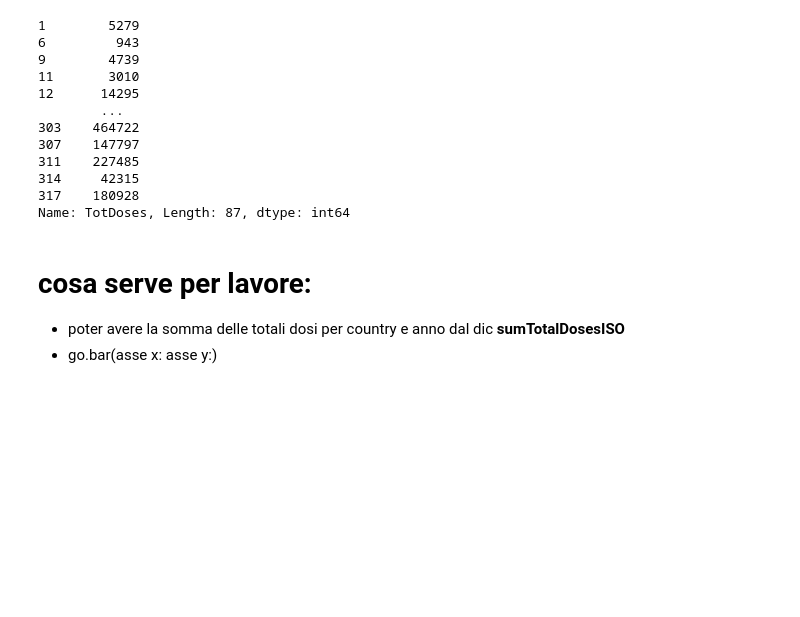
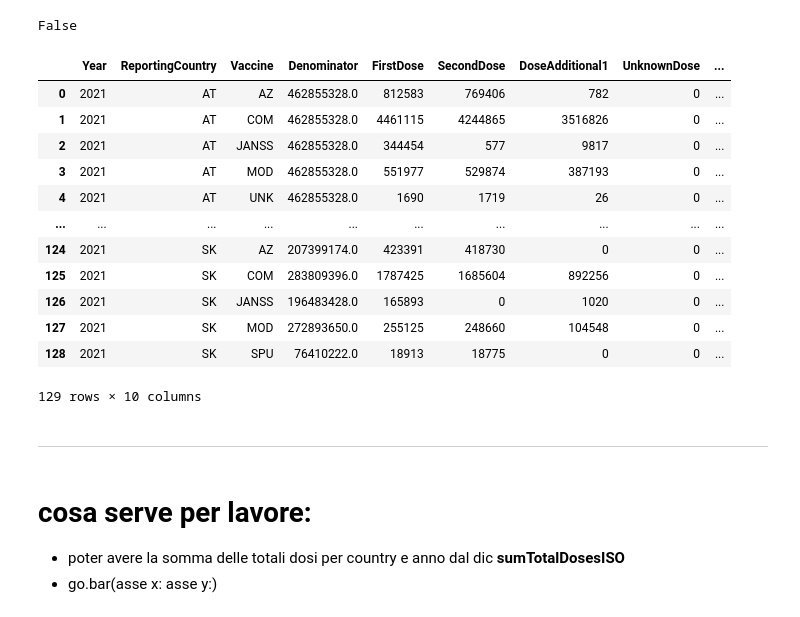
Before and after one commit to elenaabcc/CovidAnalysis4CPDM, a Jupyter notebook: vaccination_chart.ipynb, the cells around one changed output. Cells and saved outputs as stored; diff of their text form; code cells hidden in the pictures; blank space fills up the shorter version.

```diff
--- a/vaccination_chart.ipynb
+++ b/vaccination_chart.ipynb
@@ -33,15 +34,0 @@ fig = go.Figure(data=[
-# %%
-data_covid19_ecdc[data_covid19_ecdc['Vaccine']=='COM']['TotDoses']
-# %% [output]
-1        5279
-6         943
-9        4739
-11       3010
-12      14295
-        ...
-303    464722
-307    147797
-311    227485
-314     42315
-317    180928
-Name: TotDoses, Length: 87, dtype: int64
@@ -49,0 +35,27 @@ fig
+# %%
+tablelist = ['AT', 'BE', 'BG', 'CY', 'CZ', 'DE', 'DK', 'EE', 'EL', 'ES',
+            'FI', 'FR', 'HR', 'HU', 'IE', 'IS', 'IT', 'LI', 'LT', 'LU', 'LV', 'MT',
+            'NL', 'NO','PL','PT','RO','SI','SK']
+all = ['AT', 'BE', 'BG', 'CY', 'CZ', 'DE', 'DK', 'EE', 'EL', 'ES', 'FI',
+       'FR', 'HR', 'HU', 'IE', 'IS', 'IT', 'LI', 'LT', 'LU', 'LV', 'MT',
+       'NL', 'NO', 'PL', 'PT', 'RO', 'SE', 'SI', 'SK']
+print(len(all)==len(tablelist)
+)
+# %% [output]
+False
+# %%
+data_covid19_ecdc
+# %% [output]
+|  | Year | ReportingCountry | Vaccine | Denominator | FirstDose | SecondDose | DoseAdditional1 | UnknownDose | ... |
+| 0 | 2021 | AT | AZ | 462855328.0 | 812583 | 769406 | 782 | 0 | ... |
+| 1 | 2021 | AT | COM | 462855328.0 | 4461115 | 4244865 | 3516826 | 0 | ... |
+| 2 | 2021 | AT | JANSS | 462855328.0 | 344454 | 577 | 9817 | 0 | ... |
+| 3 | 2021 | AT | MOD | 462855328.0 | 551977 | 529874 | 387193 | 0 | ... |
+| 4 | 2021 | AT | UNK | 462855328.0 | 1690 | 1719 | 26 | 0 | ... |
+| ... | ... | ... | ... | ... | ... | ... | ... | ... | ... |
+| 124 | 2021 | SK | AZ | 207399174.0 | 423391 | 418730 | 0 | 0 | ... |
+| 125 | 2021 | SK | COM | 283809396.0 | 1787425 | 1685604 | 892256 | 0 | ... |
+| 126 | 2021 | SK | JANSS | 196483428.0 | 165893 | 0 | 1020 | 0 | ... |
+| 127 | 2021 | SK | MOD | 272893650.0 | 255125 | 248660 | 104548 | 0 | ... |
+| 128 | 2021 | SK | SPU | 76410222.0 | 18913 | 18775 | 0 | 0 | ... |
+129 rows × 10 columns
@@ -50,3 +83,5 @@ fig
+# %% [markdown]
+_______________________________________________________________________________________________________________________________________________________________
 # %%
 # {'2020':{'AT':df, 'IT':df, 'UK':df}, ...}
 ISO = ['AT', 'BE', 'BG', 'CY', 'CZ', 'DE', 'DK', 'EE', 'EL', 'ES', 'FI',
```
Also changed, not shown: parts of 11 cells of this notebook, 2 other files.
